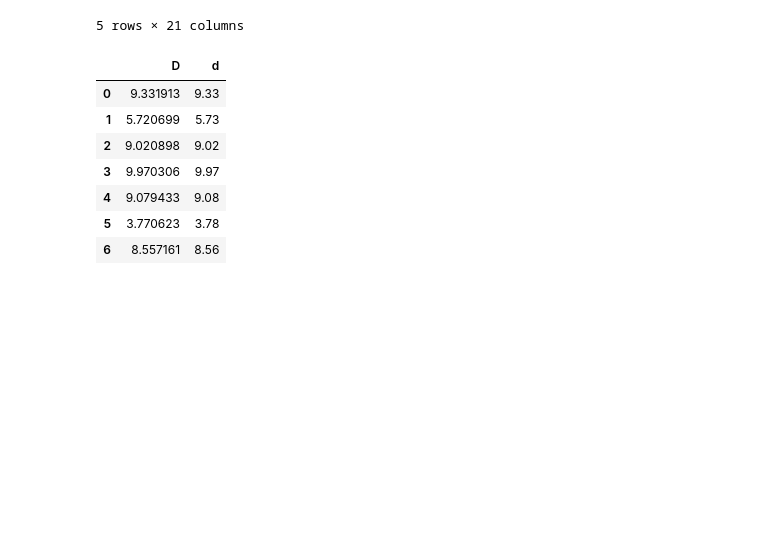
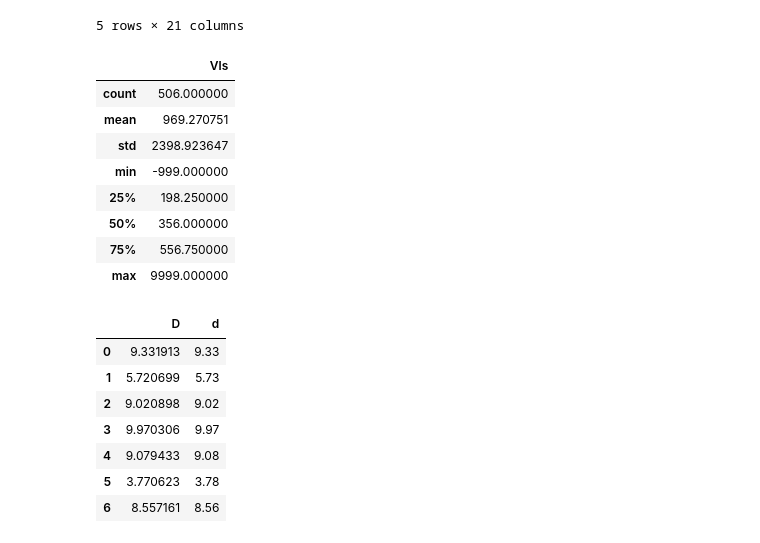
Before and after one commit to ekourkchi/10Mpc_groups, a Jupyter notebook: Grouping.ipynb, the cells around one changed output. Saved outputs shown, nothing was run; the diff lists cells and outputs as text; code cells hidden in the pictures; blank space fills up the shorter version.

```diff
--- a/Grouping.ipynb
+++ b/Grouping.ipynb
@@ -35,6 +35,18 @@ df.head()
 | 3 | 9031 | 9031 | 9.97 | 140.3846 | -17.4156 | 342.9645 | -4.7508 | 3.1 | 9.70 | 5.9 | ... | ... |
 | 4 | 12209 | 12209 | 9.08 | 247.5239 | -57.0424 | 256.4502 | -36.8678 | 0.1 | 9.32 | 5.7 | ... | ... |
 5 rows × 21 columns
+# %%
+df[["Vls"]].describe()
+# %% [output]
+|  | Vls |
+| count | 506.000000 |
+| mean | 969.270751 |
+| std | 2398.923647 |
+| min | -999.000000 |
+| 25% | 198.250000 |
+| 50% | 356.000000 |
+| 75% | 556.750000 |
+| max | 9999.000000 |
 # %%
 # dataFile = "all10mpc.csv"
 
```
Also changed, not shown: parts of 3 cells of this notebook, 1 other file.
